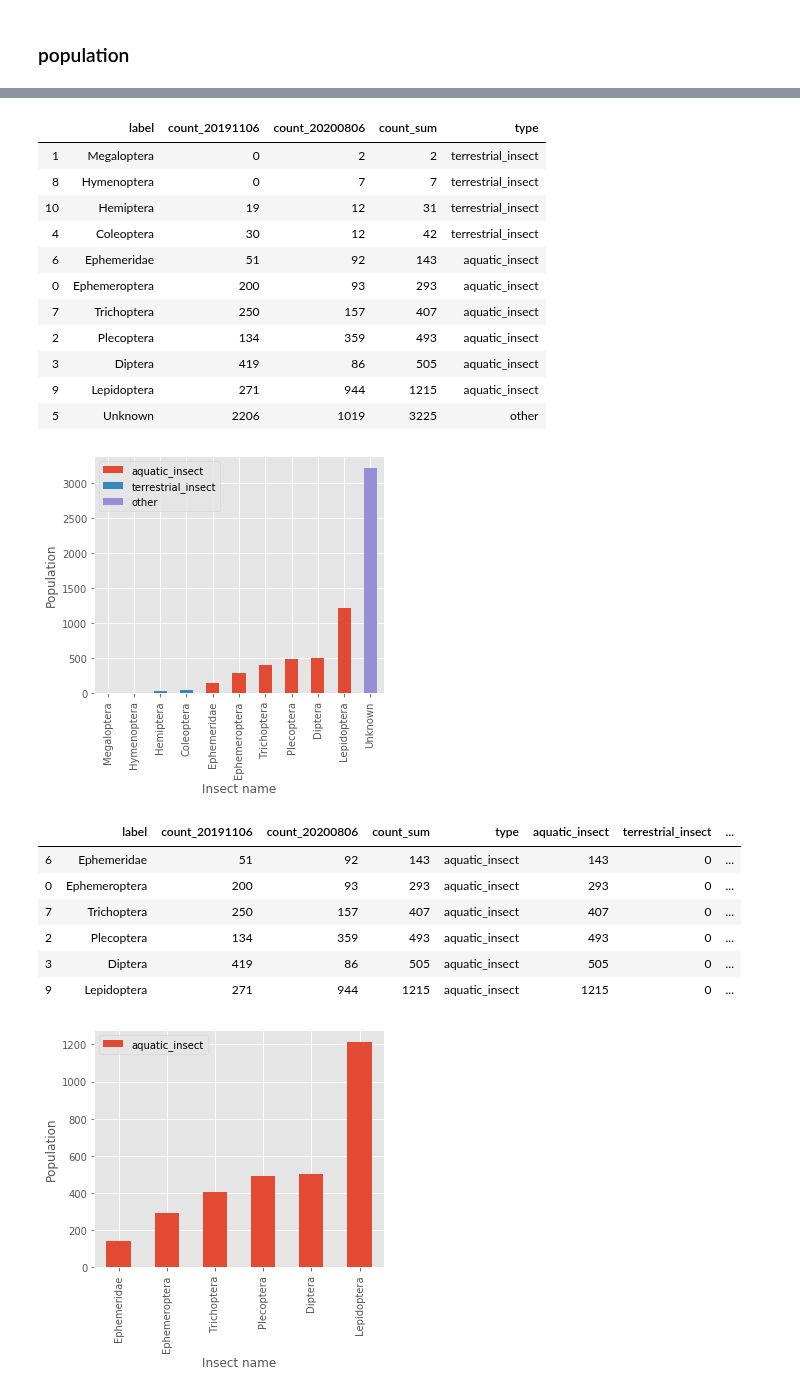
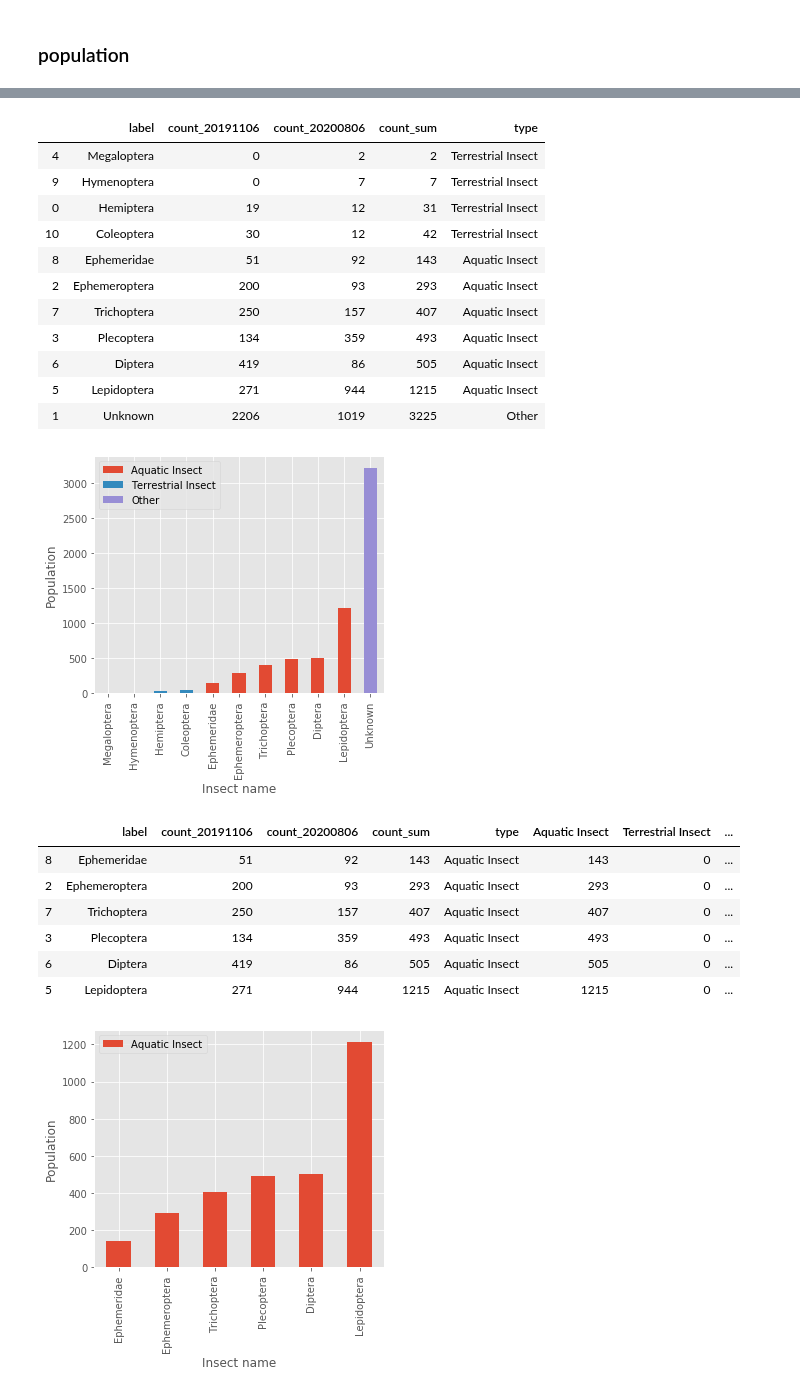
Before and after one commit to keiiti975/Insect_Phenology_Detector, a Jupyter notebook: result/classification/visualize_annotation_20200806/visualize_annotation.ipynb, the cells around one changed output, grey strips where cells are left out. Saved outputs shown, nothing was run; the diff lists cells and outputs as text; code cells hidden in the pictures.

```diff
--- a/result/classification/visualize_annotation_20200806/visualize_annotation.ipynb
+++ b/result/classification/visualize_annotation_20200806/visualize_annotation.ipynb
@@ -375,3 +361,17 @@ label_type_dic = {
+# %%
+label_type_dic = {
+    "Unknown": "Other",
+    "Hemiptera": "Terrestrial Insect",
+    "Coleoptera": "Terrestrial Insect",
+    "Ephemeroptera": "Aquatic Insect",
+    "Plecoptera": "Aquatic Insect",
+    "Trichoptera": "Aquatic Insect",
+    "Diptera": "Aquatic Insect",
+    "Hymenoptera": "Terrestrial Insect",
+    "Lepidoptera": "Aquatic Insect",
+    "Ephemeridae": "Aquatic Insect",
+    "Megaloptera": "Terrestrial Insect",
+}
 # %%
 df_20191106_20200806["type"] = [label_type_dic[label] for label in df_20191106_20200806["label"]]
 size_sorted_df_20191106_20200806 = df_20191106_20200806.sort_values("relative_mSize")
@@ -394,11 +394,11 @@ aquatic_size_array = []
 terrestrial_size_array = []
 other_size_array = []
 for size, label_type in zip(size_sorted_df_20191106_20200806["relative_mSize"], size_sorted_df_20191106_20200806["type"]):
-    if label_type == "aquatic_insect":
+    if label_type == "Aquatic Insect":
         aquatic_size_array.append(size)
         terrestrial_size_array.append(0.0)
         other_size_array.append(0.0)
-    elif label_type == "terrestrial_insect":
+    elif label_type == "Terrestrial Insect":
         terrestrial_size_array.append(size)
         aquatic_size_array.append(0.0)
         other_size_array.append(0.0)
@@ -406,8 +406,8 @@ for size, label_type in zip(size_sorted_df_20191106_20200806["relative_mSize"],
         other_size_array.append(size)
         aquatic_size_array.append(0.0)
         terrestrial_size_array.append(0.0)
-size_sorted_df_20191106_20200806["aquatic_insect"] = aquatic_size_array
-size_sorted_df_20191106_20200806["terrestrial_insect"] = terrestrial_size_array
-size_sorted_df_20191106_20200806["other"] = other_size_array
+size_sorted_df_20191106_20200806["Aquatic Insect"] = aquatic_size_array
+size_sorted_df_20191106_20200806["Terrestrial Insect"] = terrestrial_size_array
+size_sorted_df_20191106_20200806["Other"] = other_size_array
 # %%
 plt.rcParams['figure.figsize'] = (5,5)
@@ -496,27 +496,27 @@ count_sorted_df_union["type"] = [label_type_dic[label] for label in count_sorted
 count_sorted_df_union
 # %% [output]
 |  | label | count_20191106 | count_20200806 | count_sum | type |
-| 1 | Megaloptera | 0 | 2 | 2 | terrestrial_insect |
-| 8 | Hymenoptera | 0 | 7 | 7 | terrestrial_insect |
-| 10 | Hemiptera | 19 | 12 | 31 | terrestrial_insect |
-| 4 | Coleoptera | 30 | 12 | 42 | terrestrial_insect |
-| 6 | Ephemeridae | 51 | 92 | 143 | aquatic_insect |
-| 0 | Ephemeroptera | 200 | 93 | 293 | aquatic_insect |
-| 7 | Trichoptera | 250 | 157 | 407 | aquatic_insect |
-| 2 | Plecoptera | 134 | 359 | 493 | aquatic_insect |
-| 3 | Diptera | 419 | 86 | 505 | aquatic_insect |
-| 9 | Lepidoptera | 271 | 944 | 1215 | aquatic_insect |
-| 5 | Unknown | 2206 | 1019 | 3225 | other |
+| 4 | Megaloptera | 0 | 2 | 2 | Terrestrial Insect |
+| 9 | Hymenoptera | 0 | 7 | 7 | Terrestrial Insect |
+| 0 | Hemiptera | 19 | 12 | 31 | Terrestrial Insect |
+| 10 | Coleoptera | 30 | 12 | 42 | Terrestrial Insect |
+| 8 | Ephemeridae | 51 | 92 | 143 | Aquatic Insect |
+| 2 | Ephemeroptera | 200 | 93 | 293 | Aquatic Insect |
+| 7 | Trichoptera | 250 | 157 | 407 | Aquatic Insect |
+| 3 | Plecoptera | 134 | 359 | 493 | Aquatic Insect |
+| 6 | Diptera | 419 | 86 | 505 | Aquatic Insect |
+| 5 | Lepidoptera | 271 | 944 | 1215 | Aquatic Insect |
+| 1 | Unknown | 2206 | 1019 | 3225 | Other |
 # %%
 aquatic_count_array = []
 terrestrial_count_array = []
 other_count_array = []
 for count, label_type in zip(count_sorted_df_union["count_sum"], count_sorted_df_union["type"]):
-    if label_type == "aquatic_insect":
+    if label_type == "Aquatic Insect":
         aquatic_count_array.append(count)
         terrestrial_count_array.append(0)
         other_count_array.append(0)
-    elif label_type == "terrestrial_insect":
+    elif label_type == "Terrestrial Insect":
         terrestrial_count_array.append(count)
         aquatic_count_array.append(0)
         other_count_array.append(0)
@@ -524,26 +524,26 @@ for count, label_type in zip(count_sorted_df_union["count_sum"], count_sorted_df
         other_count_array.append(count)
         aquatic_count_array.append(0)
         terrestrial_count_array.append(0)
-count_sorted_df_union["aquatic_insect"] = aquatic_count_array
-count_sorted_df_union["terrestrial_insect"] = terrestrial_count_array
-count_sorted_df_union["other"] = other_count_array
+count_sorted_df_union["Aquatic Insect"] = aquatic_count_array
+count_sorted_df_union["Terrestrial Insect"] = terrestrial_count_array
+count_sorted_df_union["Other"] = other_count_array
 # %%
-count_sorted_df_union.plot.bar(x="label", y=["aquatic_insect", "terrestrial_insect", "other"], stacked=True)
+count_sorted_df_union.plot.bar(x="label", y=["Aquatic Insect", "Terrestrial Insect", "Other"], stacked=True)
 plt.xlabel("Insect name")
 plt.ylabel("Population")
 plt.tight_layout()
 plt.savefig(pj(os.getcwd(), "result/classification/visualize_annotation_20200806", "population_sum.png"))
 # %% [output]
-[figure, old version]
+[figure, new version]
 # %%
-count_sorted_df_union_target = count_sorted_df_union.drop([1, 8, 10, 4, 5], axis=0)
+count_sorted_df_union_target = count_sorted_df_union.drop([4, 9, 0, 10, 1], axis=0)
 count_sorted_df_union_target
 # %% [output]
-|  | label | count_20191106 | count_20200806 | count_sum | type | aquatic_insect | terrestrial_insect | ... |
-| 6 | Ephemeridae | 51 | 92 | 143 | aquatic_insect | 143 | 0 | ... |
-| 0 | Ephemeroptera | 200 | 93 | 293 | aquatic_insect | 293 | 0 | ... |
-| 7 | Trichoptera | 250 | 157 | 407 | aquatic_insect | 407 | 0 | ... |
-| 2 | Plecoptera | 134 | 359 | 493 | aquatic_insect | 493 | 0 | ... |
-| 3 | Diptera | 419 | 86 | 505 | aquatic_insect | 505 | 0 | ... |
-| 9 | Lepidoptera | 271 | 944 | 1215 | aquatic_insect | 1215 | 0 | ... |
+|  | label | count_20191106 | count_20200806 | count_sum | type | Aquatic Insect | Terrestrial Insect | ... |
+| 8 | Ephemeridae | 51 | 92 | 143 | Aquatic Insect | 143 | 0 | ... |
+| 2 | Ephemeroptera | 200 | 93 | 293 | Aquatic Insect | 293 | 0 | ... |
+| 7 | Trichoptera | 250 | 157 | 407 | Aquatic Insect | 407 | 0 | ... |
+| 3 | Plecoptera | 134 | 359 | 493 | Aquatic Insect | 493 | 0 | ... |
+| 6 | Diptera | 419 | 86 | 505 | Aquatic Insect | 505 | 0 | ... |
+| 5 | Lepidoptera | 271 | 944 | 1215 | Aquatic Insect | 1215 | 0 | ... |
 # %%
```
Also changed, not shown: parts of 7 cells of this notebook, 4 other files.
